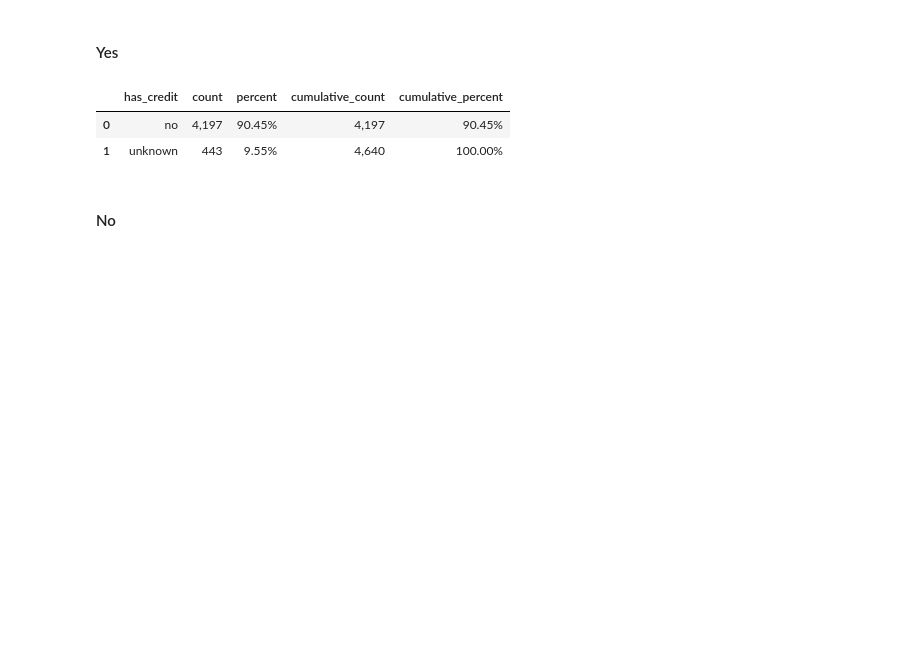
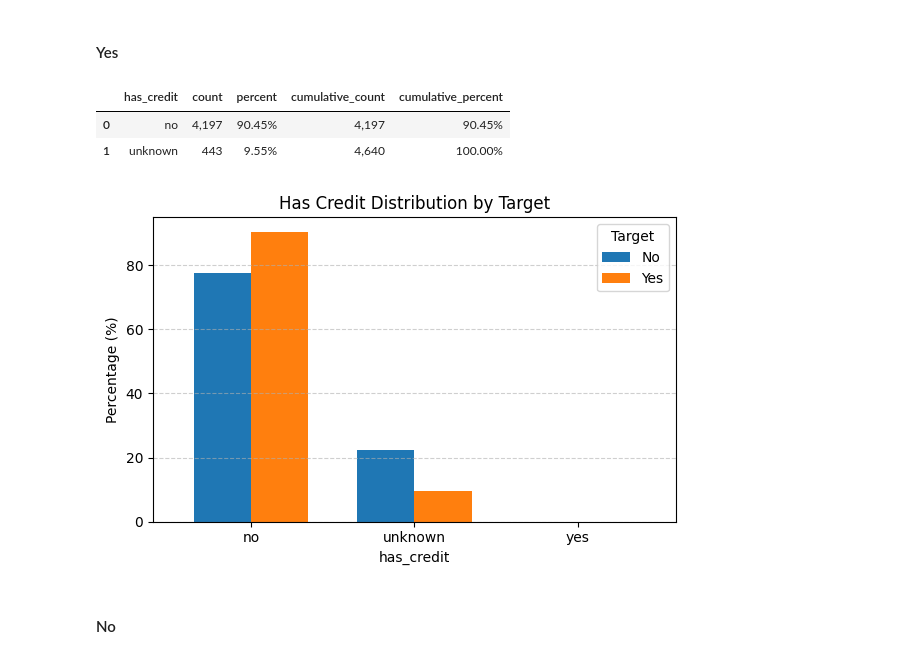
Before and after one commit to timofeytkachenko/2021.ai_test_task, a Jupyter notebook: test_task.ipynb, the cells around one changed output. Drawn from its saved outputs; the diff is of its cells as text; code cells hidden in the pictures; blank space fills up the shorter version.

```diff
--- a/test_task.ipynb
+++ b/test_task.ipynb
@@ -387,6 +390,10 @@ Yes
 |  | has_credit | count | percent | cumulative_count | cumulative_percent |
 | 0 | no | 4,197 | 90.45% | 4,197 | 90.45% |
 | 1 | unknown | 443 | 9.55% | 4,640 | 100.00% |
+# %%
+plot_table_stats(df, feature="has_credit", title="Has Credit")
+# %% [output]
+[figure, added]
 # %%
 with pd.option_context("display.max_rows", None, "display.max_columns", None):
     display(HTML("<h4>No</h4>"))
```
Also changed, not shown: parts of 48 cells of this notebook, 1 other file.
